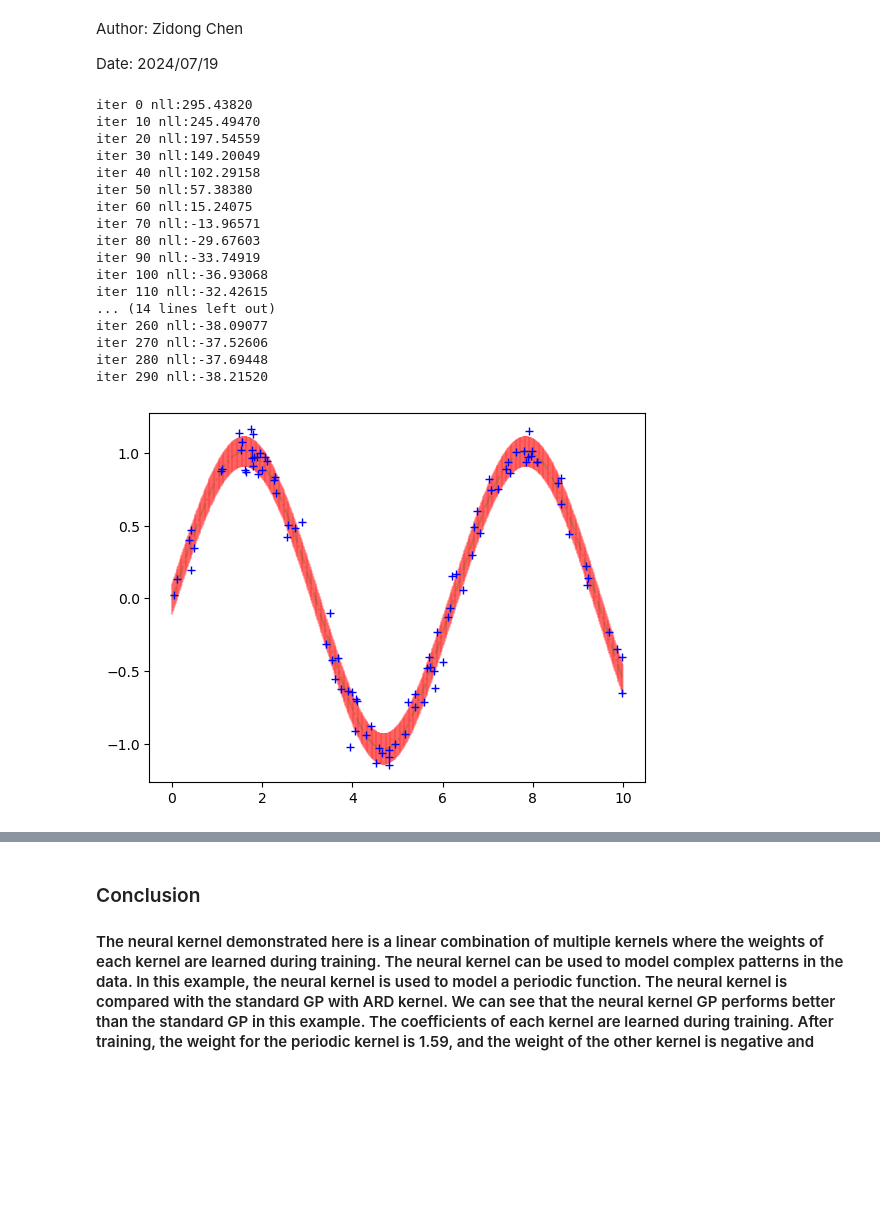
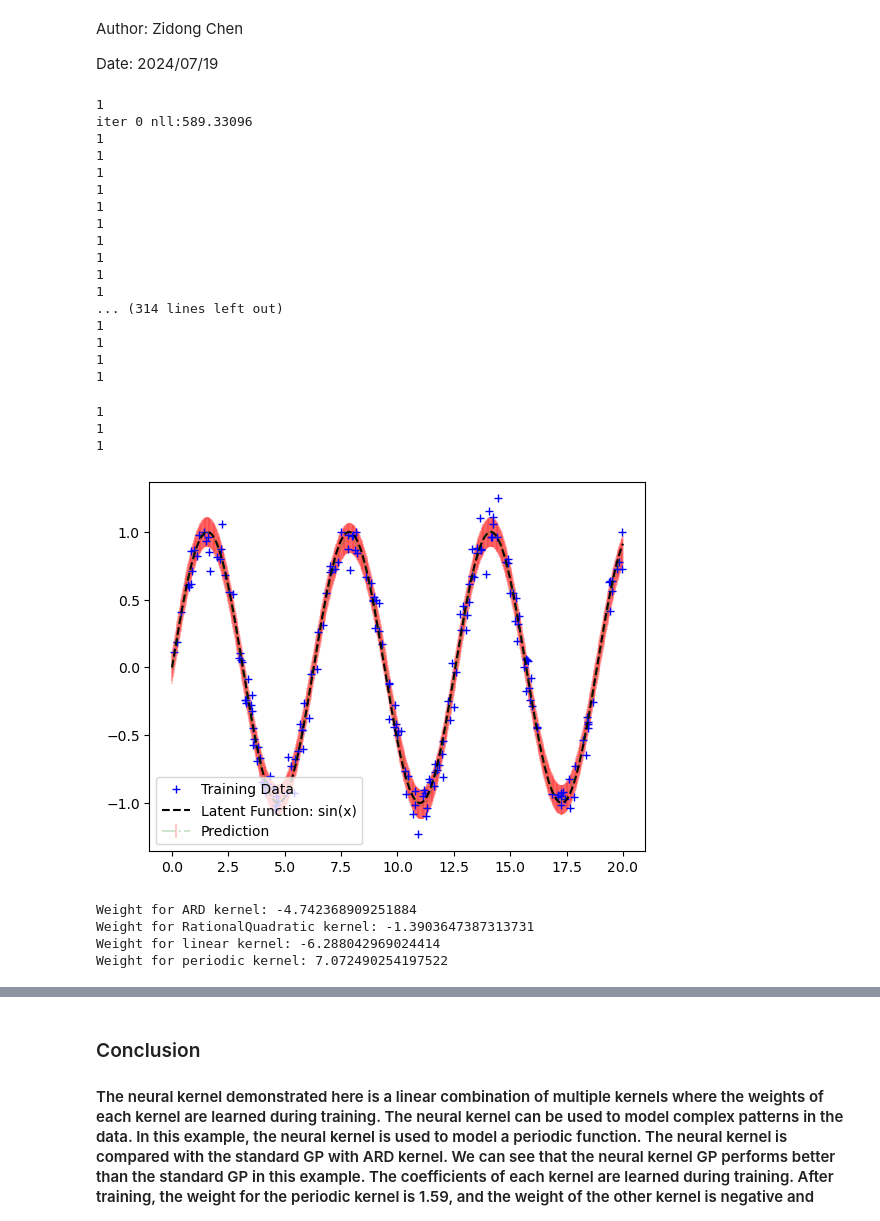
Before and after one commit to IceLab-X/MiniGP, a Jupyter notebook: GPmodels_Classic/04_neuralKernelGP.ipynb, the cells around one changed output, grey strips where cells are left out. Saved outputs shown, nothing was run; the diff lists cells and outputs as text; code cells hidden in the pictures; blank space fills up the shorter version.

```diff
--- a/GPmodels_Classic/04_neuralKernelGP.ipynb
+++ b/GPmodels_Classic/04_neuralKernelGP.ipynb
@@ -46,41 +46,59 @@ class NeuralKernel(nn.Module):
 # %%
 # generate example data
 torch.manual_seed(0)
-xtr=torch.rand(100,1)*10
+xtr=torch.rand(200,1)*20
 ytr=torch.sin(xtr)+torch.randn_like(xtr)*0.1
-xte=torch.linspace(0,10,1000).view(-1,1)
+xte=torch.linspace(0,20,1000).view(-1,1)
 yte=torch.sin(xte)
 # %%
 x_dim= xtr.size(1)
 NKGP=cigp(xtr, ytr,NeuralKernel(x_dim))
 NKGP.train_adam(300,0.1)
 # %% [output]
-iter 0 nll:295.43820
-iter 10 nll:245.49470
-iter 20 nll:197.54559
-iter 30 nll:149.20049
-iter 40 nll:102.29158
-iter 50 nll:57.38380
-iter 60 nll:15.24075
-iter 70 nll:-13.96571
-iter 80 nll:-29.67603
-iter 90 nll:-33.74919
-iter 100 nll:-36.93068
-iter 110 nll:-32.42615
-... (14 lines left out)
-iter 260 nll:-38.09077
-iter 270 nll:-37.52606
-iter 280 nll:-37.69448
-iter 290 nll:-38.21520
+1
+iter 0 nll:589.33096
+1
+1
+1
+1
+1
+1
+1
+1
+1
+1
+... (314 lines left out)
+1
+1
+1
+1
 # %%
 with torch.no_grad():
     ypred, yvar = NKGP.forward(xte)
+# Plotting the predictions with error bars
 plt.errorbar(xte.numpy().reshape(1000), ypred.detach().numpy().reshape(1000),
-             yerr=yvar.sqrt().squeeze().detach().numpy(), fmt='-.', color='g', ecolor='red', alpha=0.2)
-plt.plot(xtr.numpy(), ytr.numpy(), 'b+')
+             yerr=yvar.sqrt().squeeze().detach().numpy(), fmt='-.', color='g', ecolor='red', alpha=0.2, label='Prediction')
+
+# Plotting the training data
+plt.plot(xtr.numpy(), ytr.numpy(), 'b+', label='Training Data')
+
+# Adding the latent function for reference
+plt.plot(xte.numpy().reshape(1000), np.sin(xte.numpy().reshape(1000)), 'k--', label='Latent Function: sin(x)')
+
+# Adding legend
+plt.legend()
 plt.show()
+for name, param in NKGP.kernel.weights.items():
+    print(f"Weight for {name} kernel: {param.item()}")
 # %% [output]
+1
+1
+1
-[figure, old version]
+[figure, new version]
+Weight for ARD kernel: -4.742368909251884
+Weight for RationalQuadratic kernel: -1.3903647387313731
+Weight for linear kernel: -6.288042969024414
+Weight for periodic kernel: 7.072490254197522
 # %%
 #Comparing with standard GP
 standardGP=cigp(xtr, ytr,ARDKernel(1))
```
Also changed, not shown: parts of 3 cells of this notebook, 6 other files.
